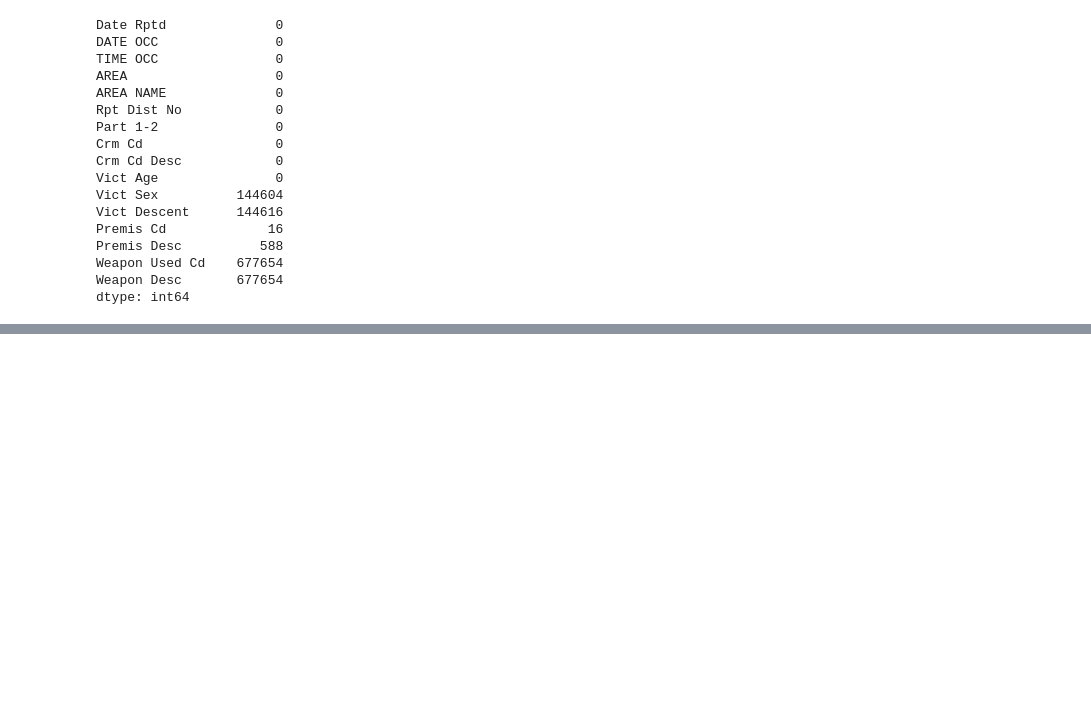
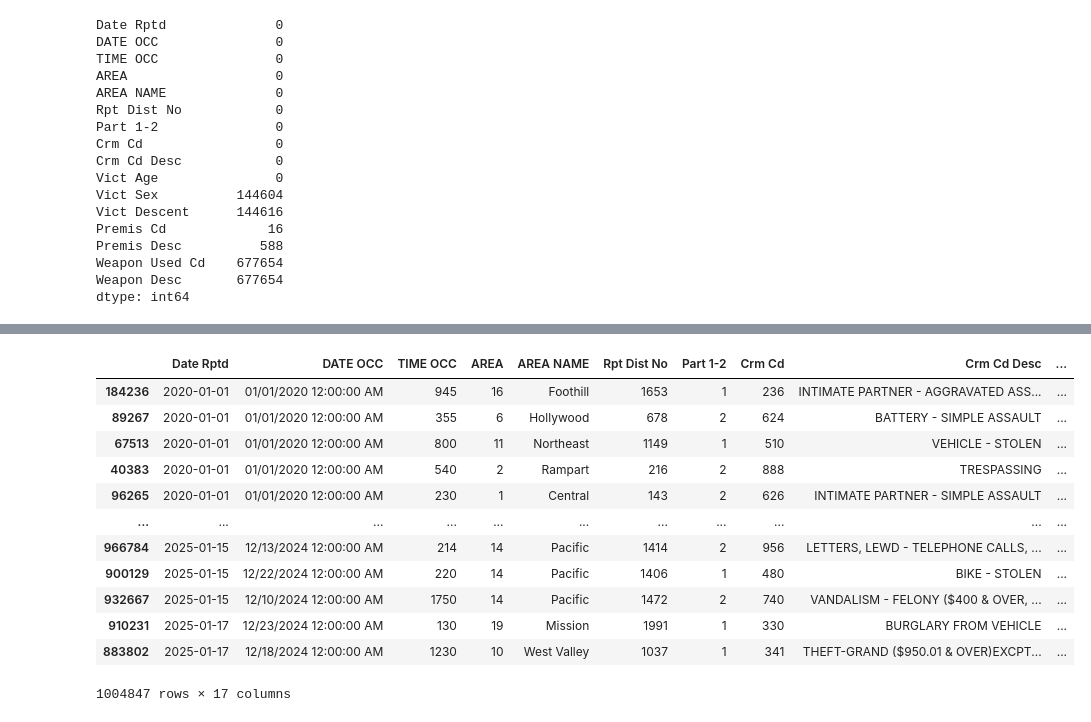
Before and after one commit to ChunKuiLau/Project-1, a Jupyter notebook: EDA mini project.ipynb, the cells around one changed output, grey strips where cells are left out. Cells and saved outputs as stored; diff of their text form; code cells hidden in the pictures; blank space fills up the shorter version.

```diff
--- a/EDA mini project.ipynb
+++ b/EDA mini project.ipynb
@@ -181,3 +185,11 @@ Premis Desc          588
 Weapon Used Cd    677654
 Weapon Desc       677654
 dtype: int64
+# %%
+df_dropped.columns = df_dropped.columns.str.strip()
+
+df_dropped['Date Rptd'] = pd.to_datetime(df_dropped['Date Rptd'], format='%m/%d/%Y %I:%M:%S %p')
+
+df_dropped['Year'] = df_dropped['Date Rptd'].dt.year
+
+df_dropped
@@ -183,0 +234,16 @@ dtype: int64
+# %%
+df_dropped.sort_values(by =['Date Rptd'], ascending = True)
+# %% [output]
+|  | Date Rptd | DATE OCC | TIME OCC | AREA | AREA NAME | Rpt Dist No | Part 1-2 | Crm Cd | Crm Cd Desc | ... |
+| 184236 | 2020-01-01 | 01/01/2020 12:00:00 AM | 945 | 16 | Foothill | 1653 | 1 | 236 | INTIMATE PARTNER - AGGRAVATED ASS... | ... |
+| 89267 | 2020-01-01 | 01/01/2020 12:00:00 AM | 355 | 6 | Hollywood | 678 | 2 | 624 | BATTERY - SIMPLE ASSAULT | ... |
+| 67513 | 2020-01-01 | 01/01/2020 12:00:00 AM | 800 | 11 | Northeast | 1149 | 1 | 510 | VEHICLE - STOLEN | ... |
+| 40383 | 2020-01-01 | 01/01/2020 12:00:00 AM | 540 | 2 | Rampart | 216 | 2 | 888 | TRESPASSING | ... |
+| 96265 | 2020-01-01 | 01/01/2020 12:00:00 AM | 230 | 1 | Central | 143 | 2 | 626 | INTIMATE PARTNER - SIMPLE ASSAULT | ... |
+| ... | ... | ... | ... | ... | ... | ... | ... | ... | ... | ... |
+| 966784 | 2025-01-15 | 12/13/2024 12:00:00 AM | 214 | 14 | Pacific | 1414 | 2 | 956 | LETTERS, LEWD - TELEPHONE CALLS, ... | ... |
+| 900129 | 2025-01-15 | 12/22/2024 12:00:00 AM | 220 | 14 | Pacific | 1406 | 1 | 480 | BIKE - STOLEN | ... |
+| 932667 | 2025-01-15 | 12/10/2024 12:00:00 AM | 1750 | 14 | Pacific | 1472 | 2 | 740 | VANDALISM - FELONY ($400 & OVER, ... | ... |
+| 910231 | 2025-01-17 | 12/23/2024 12:00:00 AM | 130 | 19 | Mission | 1991 | 1 | 330 | BURGLARY FROM VEHICLE | ... |
+| 883802 | 2025-01-17 | 12/18/2024 12:00:00 AM | 1230 | 10 | West Valley | 1037 | 1 | 341 | THEFT-GRAND ($950.01 & OVER)EXCPT... | ... |
+1004847 rows × 17 columns
```
Also changed, not shown: parts of 4 cells of this notebook, 1 other file.
